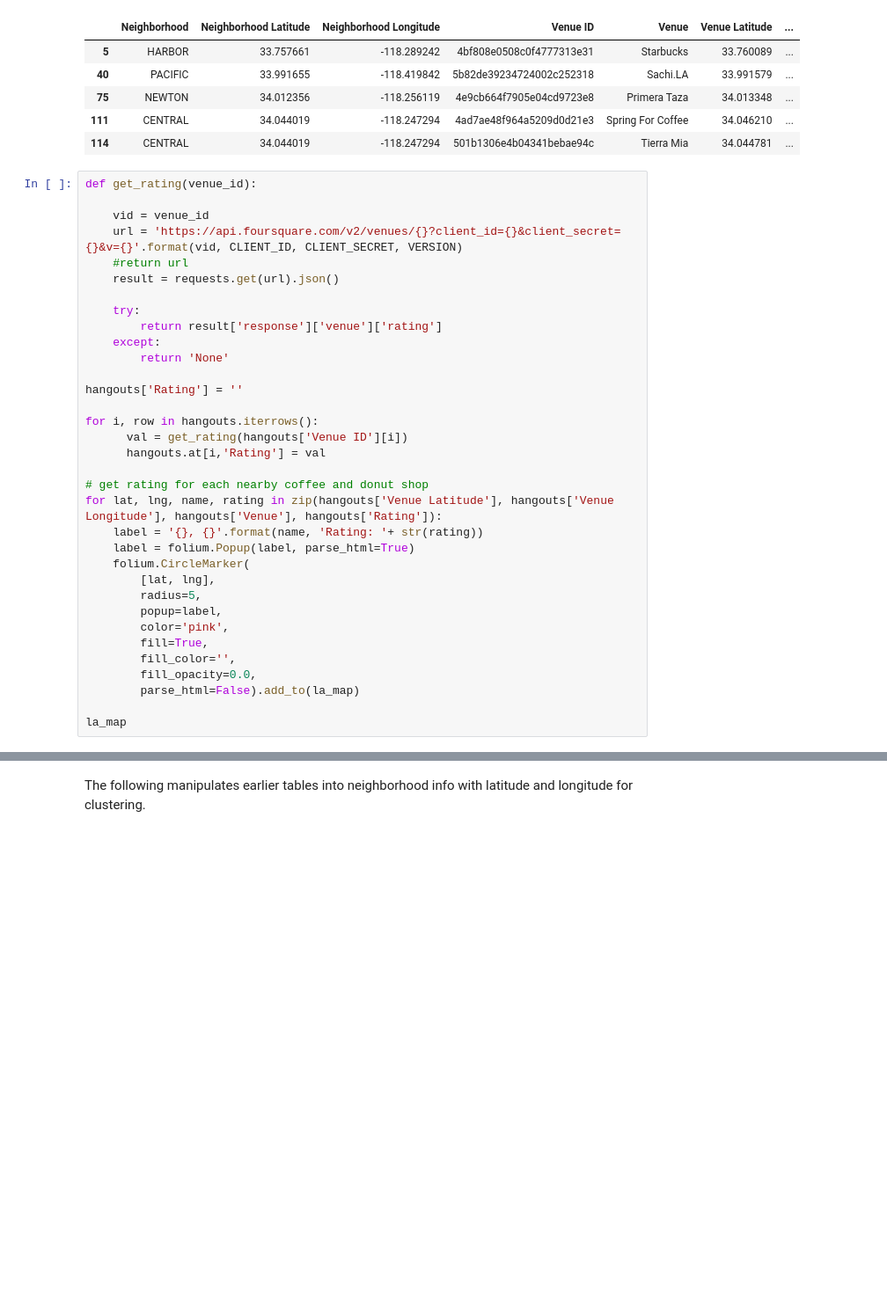
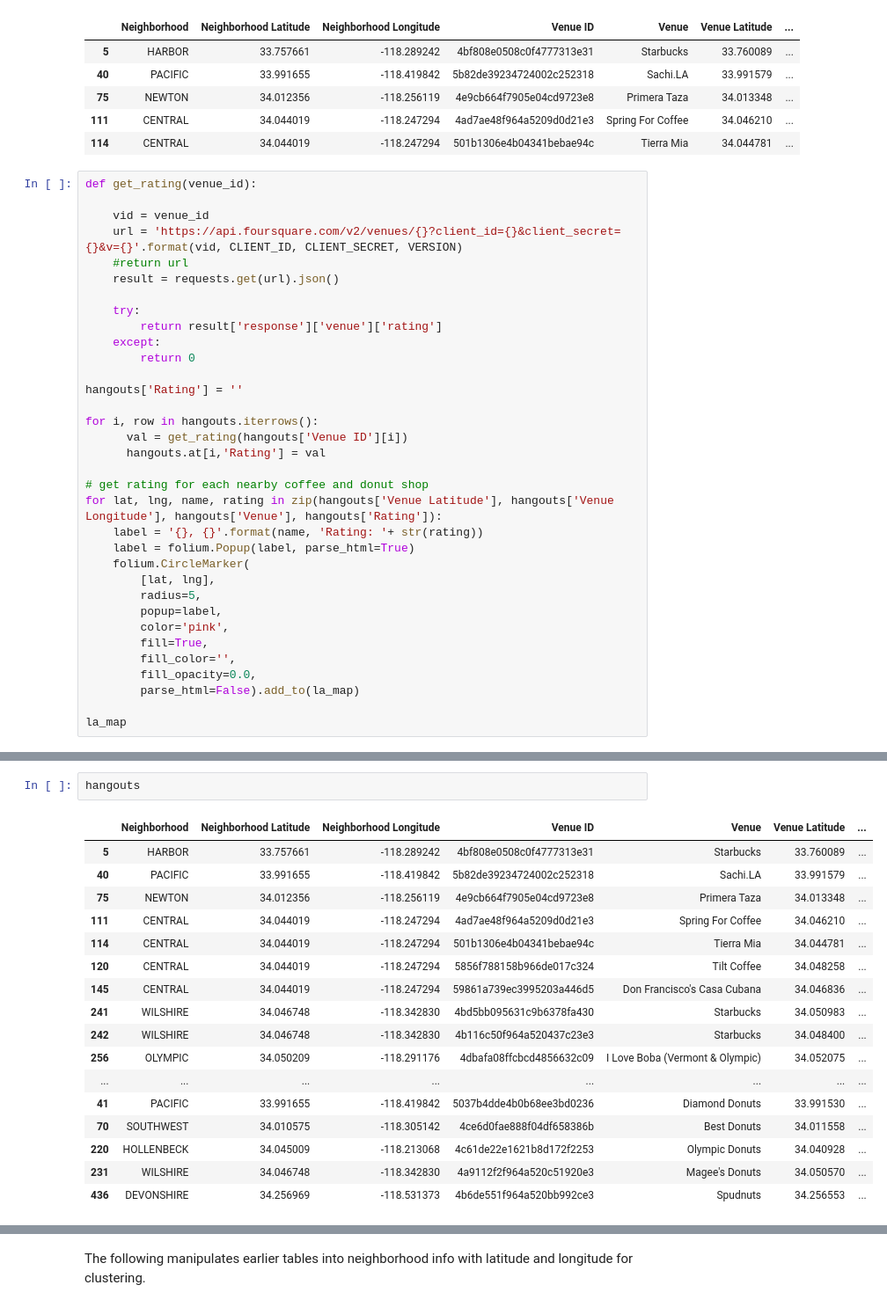
Before and after one commit to sstraede/Coursera_Capstone, a Jupyter notebook: Battle of the Neighborhoods.ipynb, the cells around one changed output, grey strips where cells are left out. Shown at 88% size. Drawn from its saved outputs; the diff is of its cells as text; blank space fills up the shorter version.

```diff
--- a/Battle of the Neighborhoods.ipynb
+++ b/Battle of the Neighborhoods.ipynb
@@ -319,7 +305,7 @@ def get_rating(venue_id):
     try:
         return result['response']['venue']['rating']
     except:
-        return 'None'
+        return 0
 
 hangouts['Rating'] = ''
 
@@ -344,3 +330,23 @@ for lat, lng, name, rating in zip(hangouts['Venue Latitude'], hangouts['Venue Lo
 la_map
 # %% [output]
 [interactive output not drawn]
+# %%
+hangouts
+# %% [output]
+|  | Neighborhood | Neighborhood Latitude | Neighborhood Longitude | Venue ID | Venue | Venue Latitude | ... |
+| 5 | HARBOR | 33.757661 | -118.289242 | 4bf808e0508c0f4777313e31 | Starbucks | 33.760089 | ... |
+| 40 | PACIFIC | 33.991655 | -118.419842 | 5b82de39234724002c252318 | Sachi.LA | 33.991579 | ... |
+| 75 | NEWTON | 34.012356 | -118.256119 | 4e9cb664f7905e04cd9723e8 | Primera Taza | 34.013348 | ... |
+| 111 | CENTRAL | 34.044019 | -118.247294 | 4ad7ae48f964a5209d0d21e3 | Spring For Coffee | 34.046210 | ... |
+| 114 | CENTRAL | 34.044019 | -118.247294 | 501b1306e4b04341bebae94c | Tierra Mia | 34.044781 | ... |
+| 120 | CENTRAL | 34.044019 | -118.247294 | 5856f788158b966de017c324 | Tilt Coffee | 34.048258 | ... |
+| 145 | CENTRAL | 34.044019 | -118.247294 | 59861a739ec3995203a446d5 | Don Francisco's Casa Cubana | 34.046836 | ... |
+| 241 | WILSHIRE | 34.046748 | -118.342830 | 4bd5bb095631c9b6378fa430 | Starbucks | 34.050983 | ... |
+| 242 | WILSHIRE | 34.046748 | -118.342830 | 4b116c50f964a520437c23e3 | Starbucks | 34.048400 | ... |
+| 256 | OLYMPIC | 34.050209 | -118.291176 | 4dbafa08ffcbcd4856632c09 | I Love Boba (Vermont & Olympic) | 34.052075 | ... |
+| ... | ... | ... | ... | ... | ... | ... | ... |
+| 41 | PACIFIC | 33.991655 | -118.419842 | 5037b4dde4b0b68ee3bd0236 | Diamond Donuts | 33.991530 | ... |
+| 70 | SOUTHWEST | 34.010575 | -118.305142 | 4ce6d0fae888f04df658386b | Best Donuts | 34.011558 | ... |
+| 220 | HOLLENBECK | 34.045009 | -118.213068 | 4c61de22e1621b8d172f2253 | Olympic Donuts | 34.040928 | ... |
+| 231 | WILSHIRE | 34.046748 | -118.342830 | 4a9112f2f964a520c51920e3 | Magee's Donuts | 34.050570 | ... |
+| 436 | DEVONSHIRE | 34.256969 | -118.531373 | 4b6de551f964a520bb992ce3 | Spudnuts | 34.256553 | ... |
```
Also changed, not shown: parts of 5 cells of this notebook.
